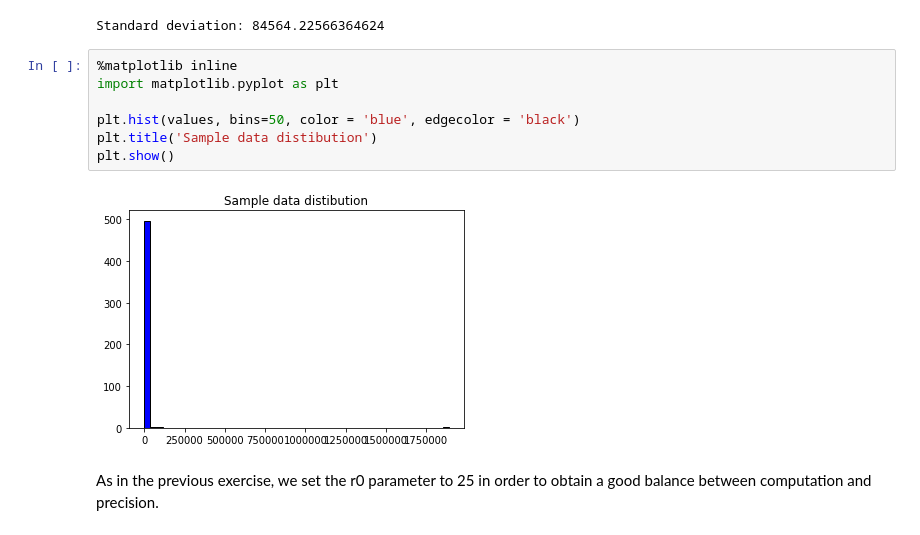
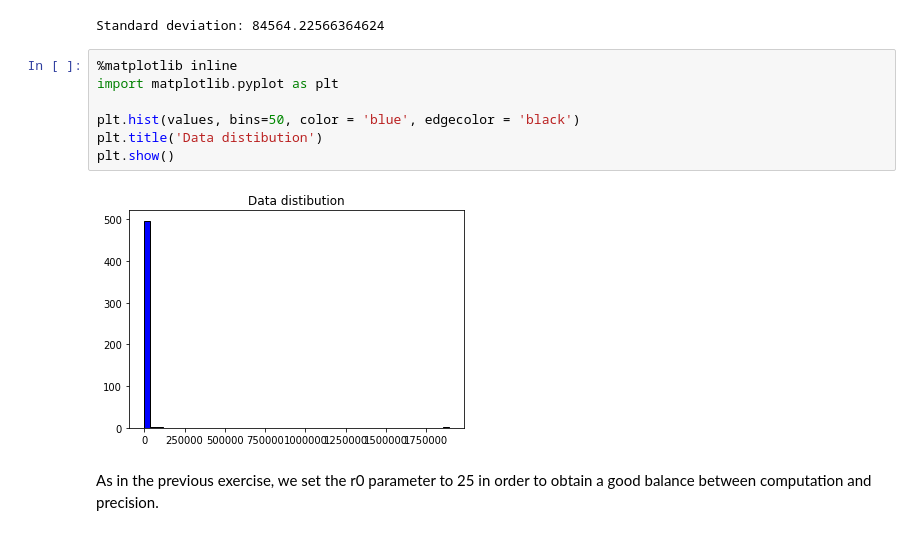
Before and after one commit to davidezanella/spe-assignments, a Jupyter notebook: Homework 1/consegna/report.ipynb, the cells around one changed output. Drawn from its saved outputs; the diff is of its cells as text.

```diff
--- a/Homework 1/consegna/report.ipynb
+++ b/Homework 1/consegna/report.ipynb
@@ -583,12 +583,12 @@ Standard deviation: 84564.22566364624
 # %%
 %matplotlib inline
 import matplotlib.pyplot as plt
 
 plt.hist(values, bins=50, color = 'blue', edgecolor = 'black')
-plt.title('Sample data distibution')
+plt.title('Data distibution')
 plt.show()
 # %% [output]
-[figure, old version]
+[figure, new version]
 # %% [markdown]
 As in the previous exercise, we set the r0 parameter to 25 in order to obtain a good balance between computation and precision.
 # %%
```
Also changed, not shown: parts of 5 cells of this notebook.
